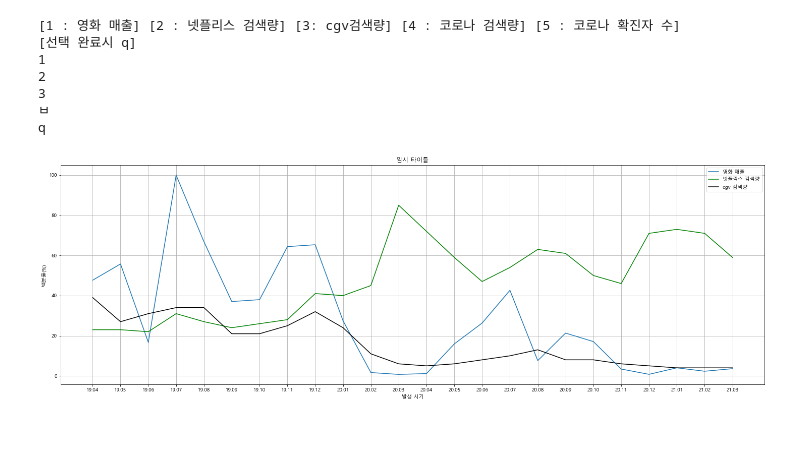
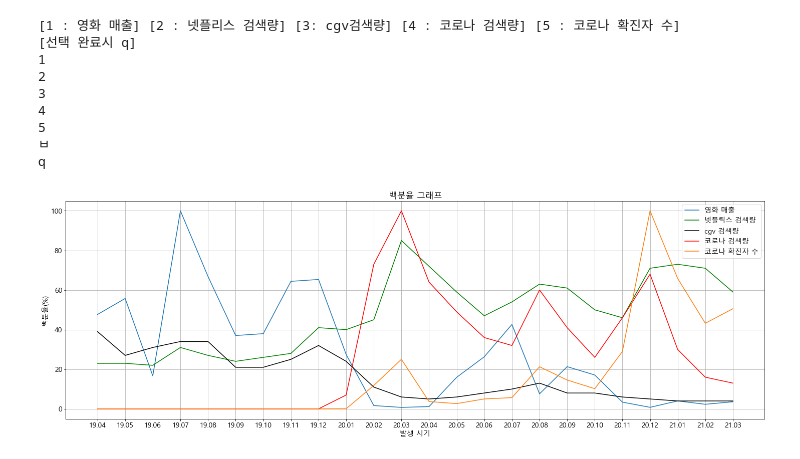
Before and after one commit to bbeuro132/Python-Team-Project, a Jupyter notebook: Select_key.ipynb, the cells around one changed output. Drawn from its saved outputs; the diff is of its cells as text; code cells hidden in the pictures; blank space fills up the shorter version.

```diff
--- a/Select_key.ipynb
+++ b/Select_key.ipynb
@@ -97,32 +97,36 @@ while True :
         break
     select.append(sel)
 plt.rcParams['font.family'] = 'Malgun Gothic'
 for i in select :
     if i == '1' :
         plt.plot(kakao_month,score, label='영화 매출')
     if i == '2' :
         plt.plot(kakao_month,kakao_netflix,color='green', label='넷플릭스 검색량')
     if i == '3' :
         plt.plot(kakao_month,kakao_cgv,color='black', label='cgv 검색량')
     if i == '4' :
         plt.plot(kakao_month,kakao_corona,color='red', label='코로나 검색량')
     if i == '5' :
         plt.plot(kakao_month,corona_number, label='코로나 확진자 수')
 else :
     plt.legend()
+
+plt.rcParams['font.size'] = 14
 plt.rcParams['figure.figsize']=(20,8)
 #plt.rcParams['font.family'] = 'Malgun Gothic'
 plt.xlabel('발생 시기')
 plt.ylabel('백분율(%)')
-plt.title('임시 타이틀')
+plt.title('백분율 그래프')
 
 plt.grid(True)
 # %% [output]
 [1 : 영화 매출] [2 : 넷플리스 검색량] [3: cgv검색량] [4 : 코로나 검색량] [5 : 코로나 확진자 수]
 [선택 완료시 q]
 1
 2
 3
+4
+5
 ㅂ
 q
-[figure, old version]
+[figure, new version]
```
